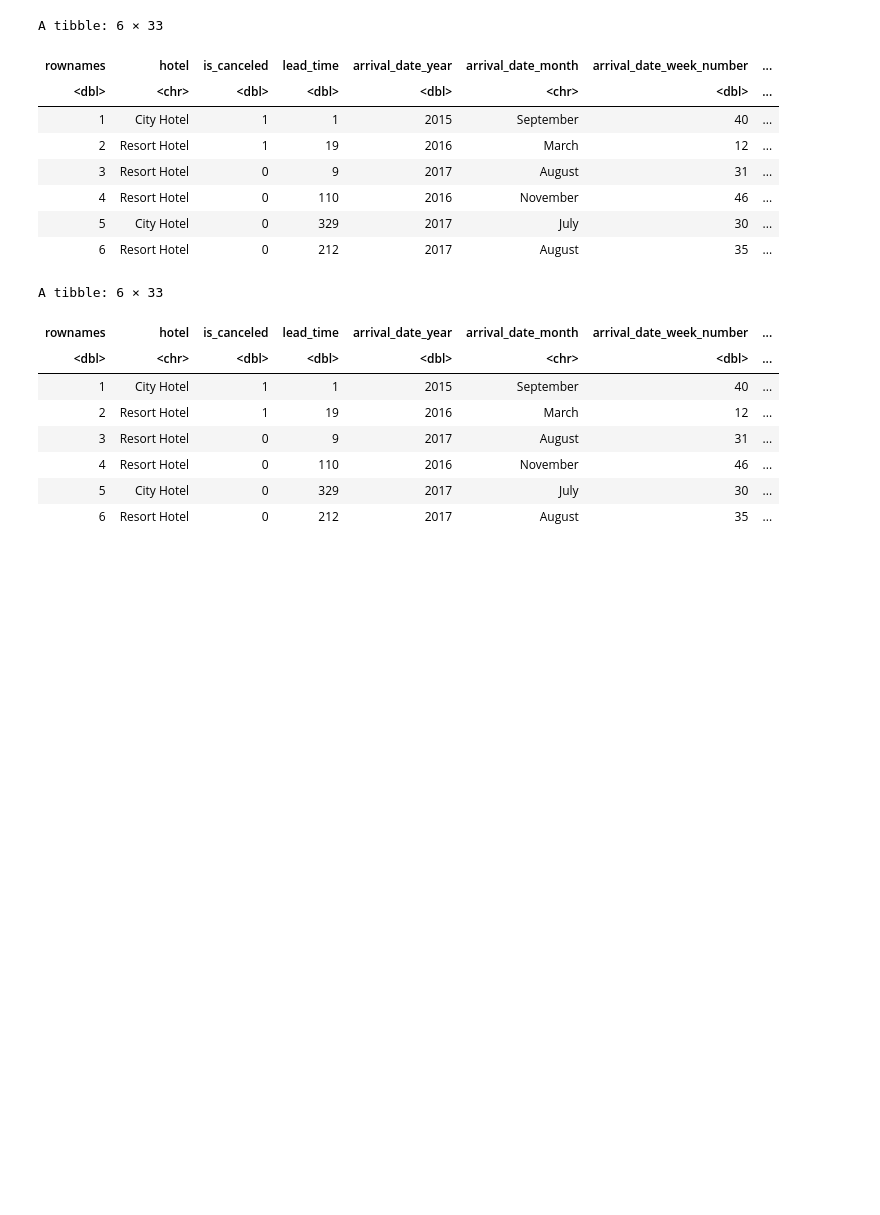
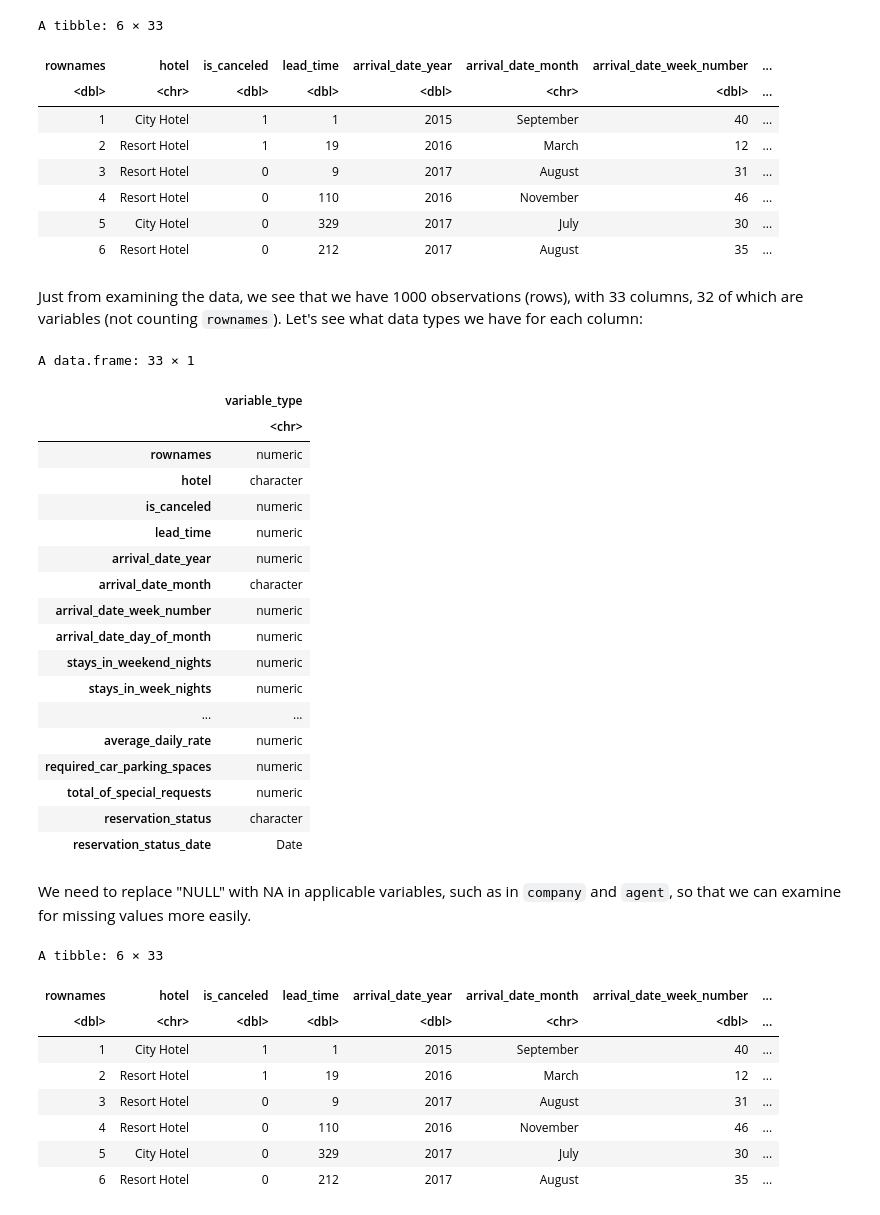
Before and after one commit to karenzli/stat301-final-project, a Jupyter notebook: final_report.ipynb, the cells around one changed output. Saved outputs shown, nothing was run; the diff lists cells and outputs as text; code cells hidden in the pictures; blank space fills up the shorter version.

Commit message:
more data summarizing

```diff
--- a/final_report.ipynb
+++ b/final_report.ipynb
@@ -77,6 +72,32 @@ A tibble: 6 × 33
 | 4 | Resort Hotel | 0 | 110 | 2016 | November | 46 | ... |
 | 5 | City Hotel | 0 | 329 | 2017 | July | 30 | ... |
 | 6 | Resort Hotel | 0 | 212 | 2017 | August | 35 | ... |
+# %% [markdown]
+Just from examining the data, we see that we have 1000 observations (rows), with 33 columns, 32 of which are variables (not counting `rownames`). Let's see what data types we have for each column:
+# %%
+data.frame(variable_type = sapply(hotel_bookings, class))
+# %% [output]
+A data.frame: 33 × 1
+|  | variable_type |
+|  | <chr> |
+| rownames | numeric |
+| hotel | character |
+| is_canceled | numeric |
+| lead_time | numeric |
+| arrival_date_year | numeric |
+| arrival_date_month | character |
+| arrival_date_week_number | numeric |
+| arrival_date_day_of_month | numeric |
+| stays_in_weekend_nights | numeric |
+| stays_in_week_nights | numeric |
+| ... | ... |
+| average_daily_rate | numeric |
+| required_car_parking_spaces | numeric |
+| total_of_special_requests | numeric |
+| reservation_status | character |
+| reservation_status_date | Date |
+# %% [markdown]
+We need to replace "NULL" with NA in applicable variables, such as in `company` and `agent`, so that we can examine for missing values more easily.
 # %%
 # fix null values
 
```
Also changed, not shown: parts of 4 cells of this notebook.
